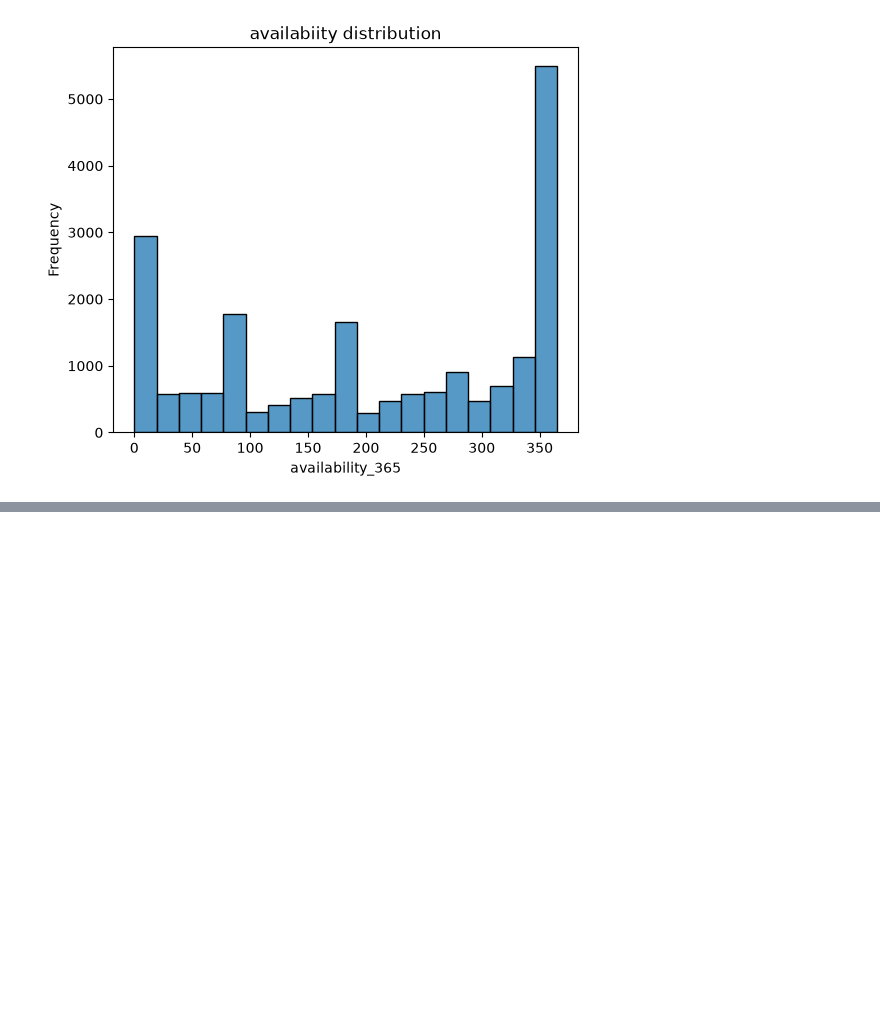
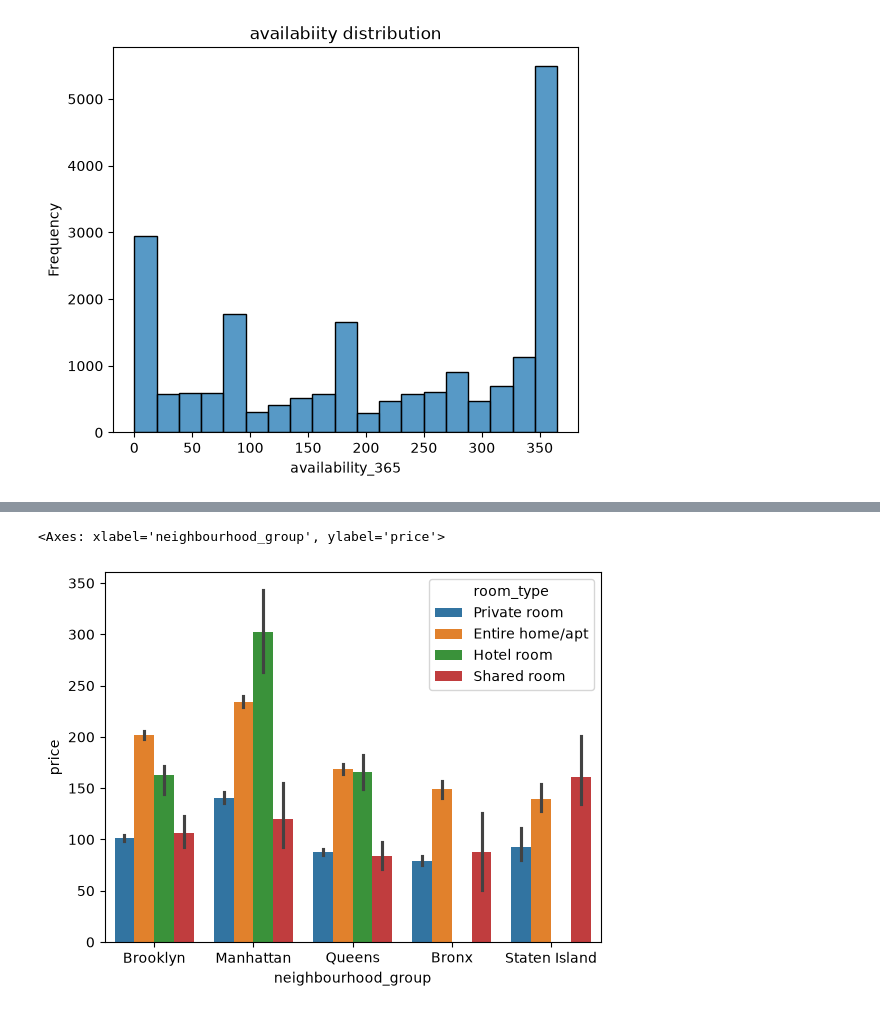
Before and after one commit to dev-d-14/eda, a Jupyter notebook: analysis.ipynb, the cells around one changed output, grey strips where cells are left out. Saved outputs shown, nothing was run; the diff lists cells and outputs as text; code cells hidden in the pictures; blank space fills up the shorter version.

```diff
--- a/analysis.ipynb
+++ b/analysis.ipynb
@@ -131,0 +162,3 @@ plt.show()
+# %%
+df['ppb']=df['price']/df['beds']
+df.groupby(by='neighbourhood_group')['ppb'].mean()
@@ -131,0 +173,5 @@ plt.show()
+# %%
+sns.barplot(data=df,x='neighbourhood_group',y='price',hue='room_type')
+# %% [output]
+<Axes: xlabel='neighbourhood_group', ylabel='price'>
+[figure, added]
```
Also changed, not shown: parts of 5 cells of this notebook.
